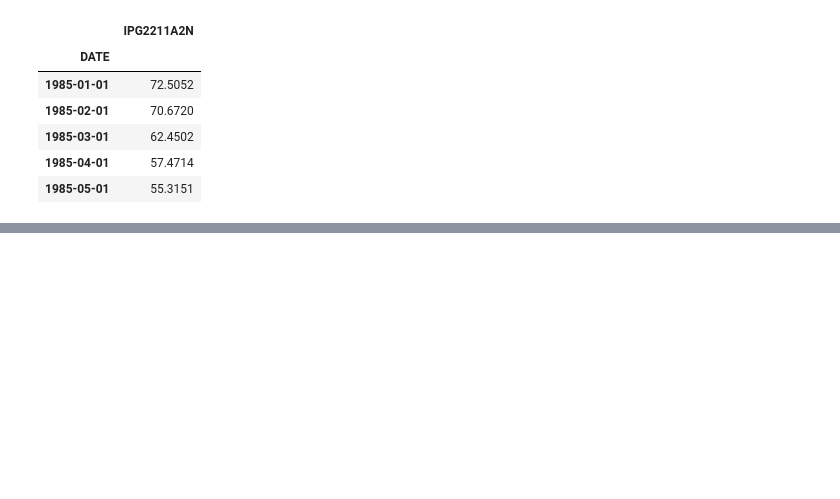
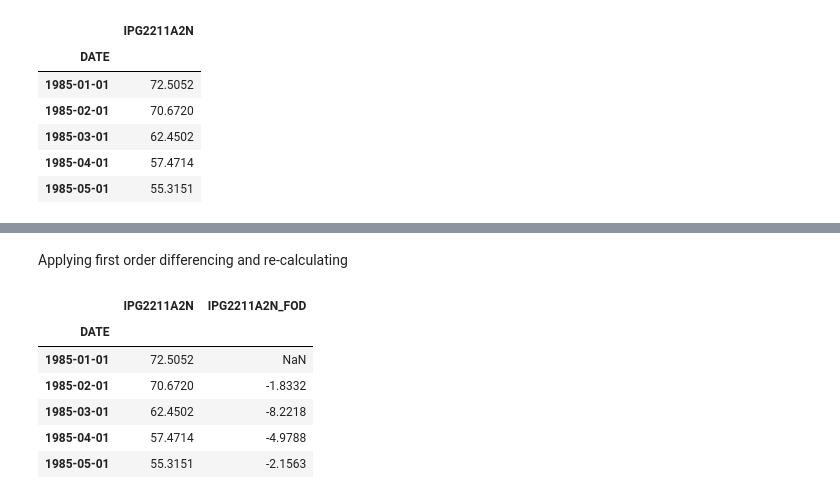
Before and after one commit to yasinda-s/TimeSeriesPython, a Jupyter notebook: ARIMA.ipynb, the cells around one changed output, grey strips where cells are left out. Saved outputs shown, nothing was run; the diff lists cells and outputs as text; code cells hidden in the pictures; blank space fills up the shorter version.

```diff
--- a/ARIMA.ipynb
+++ b/ARIMA.ipynb
@@ -28,0 +54,14 @@ plt.plot(df)
+# %% [markdown]
+Applying first order differencing and re-calculating
+# %%
+df['IPG2211A2N_FOD'] = df['IPG2211A2N'].diff()
+# %%
+df.head()
+# %% [output]
+|  | IPG2211A2N | IPG2211A2N_FOD |
+| DATE |  |  |
+| 1985-01-01 | 72.5052 | NaN |
+| 1985-02-01 | 70.6720 | -1.8332 |
+| 1985-03-01 | 62.4502 | -8.2218 |
+| 1985-04-01 | 57.4714 | -4.9788 |
+| 1985-05-01 | 55.3151 | -2.1563 |
```
Also changed, not shown: parts of 7 cells of this notebook.
